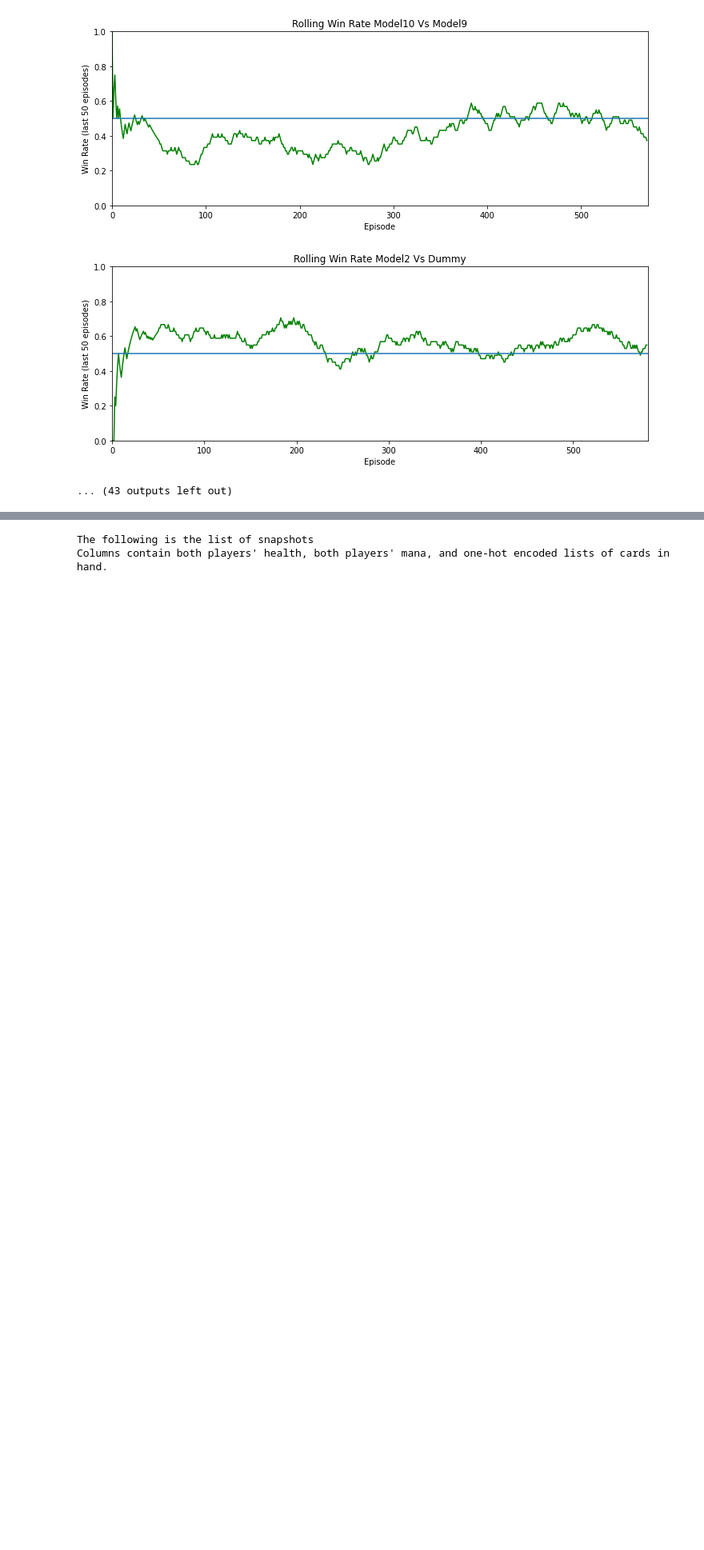
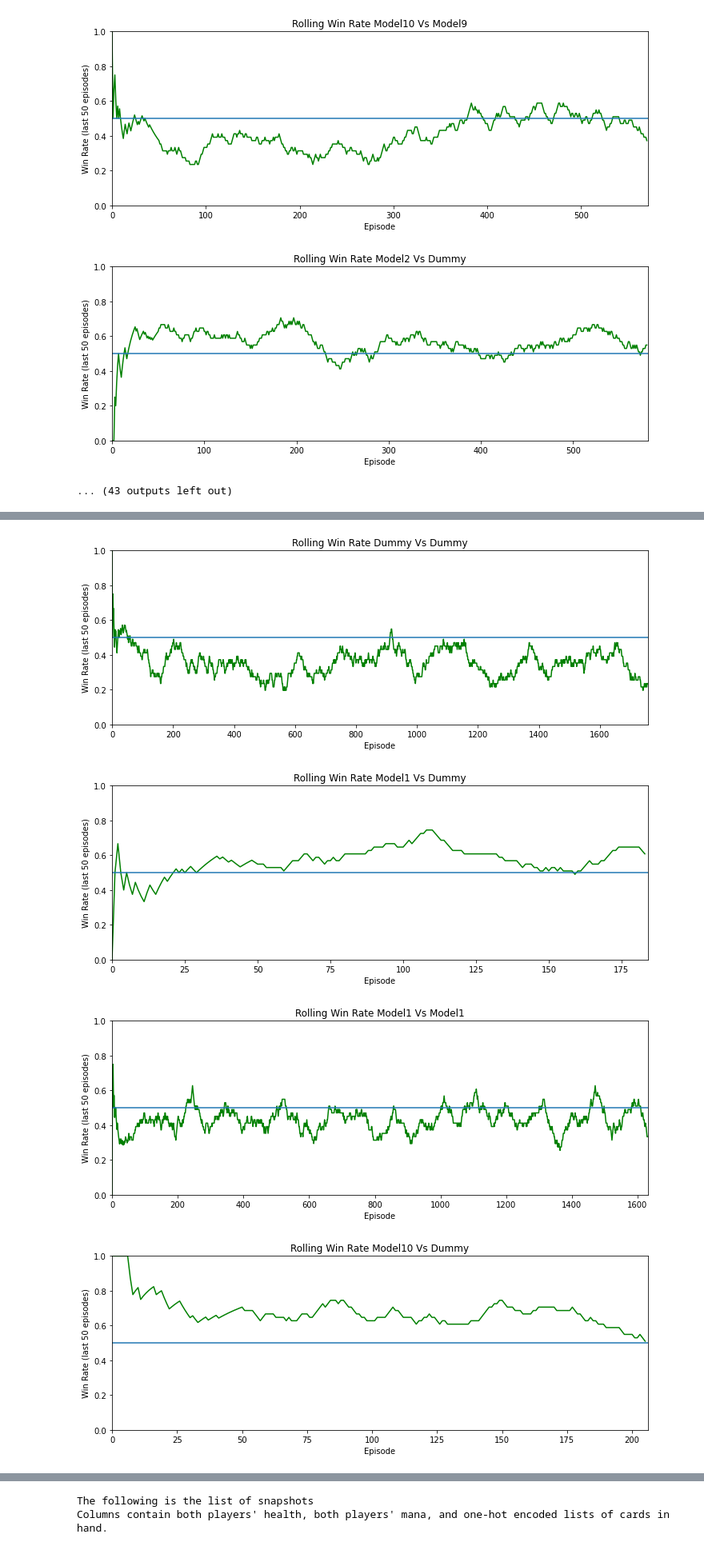
Before and after one commit to LEWISAJ3/OurGame, a Jupyter notebook: CardGameNeuralNetworkThorn.ipynb, the cells around one changed output, grey strips where cells are left out. Shown at 80% size. Saved outputs shown, nothing was run; the diff lists cells and outputs as text; code cells hidden in the pictures; blank space fills up the shorter version.

```diff
--- a/CardGameNeuralNetworkThorn.ipynb
+++ b/CardGameNeuralNetworkThorn.ipynb
@@ -1363,0 +1477,37 @@ plt.show()
+# %%
+import matplotlib.pyplot as plt
+import numpy as np
+from collections import deque
+
+
+
+# results is a list of 1=Win, 0=Draw, -1=Loss
+for key1 in sorted(testresultholder.keys()):
+    for key2 in sorted(testresultholder[key1].keys()):
+        results_array = np.array(testresultholder[key1][key2])
+
+        # -----------------------------
+        # Option 1: Color-coded scatter plot
+        # -----------------------------
+        colors = ['green' if r==1 else 'red' if r==-1 else 'blue' for r in results_array]
+
+        # -----------------------------
+        # Option 2: Rolling win-rate (smoother)
+        # -----------------------------
+        window = 50  # rolling window
+        win_rate = [np.mean(results_array[max(0,i-window):i+1]==1) for i in range(len(results_array))]
+
+        plt.figure(figsize=(12,4))
+        plt.plot(win_rate, color='green')
+        plt.plot((0,len(results_array)),(.5,.5))
+        plt.xlabel('Episode')
+        plt.ylabel('Win Rate (last 50 episodes)')
+        plt.title(f'Rolling Win Rate {key1} Vs {key2}')
+        plt.ylim(0,1)
+        plt.xlim(0,len(results_array))
+        plt.show()
+# %% [output]
+[figure, added]
+[figure, added]
+[figure, added]
+[figure, added]
```
Also changed, not shown: parts of 5 cells of this notebook.
